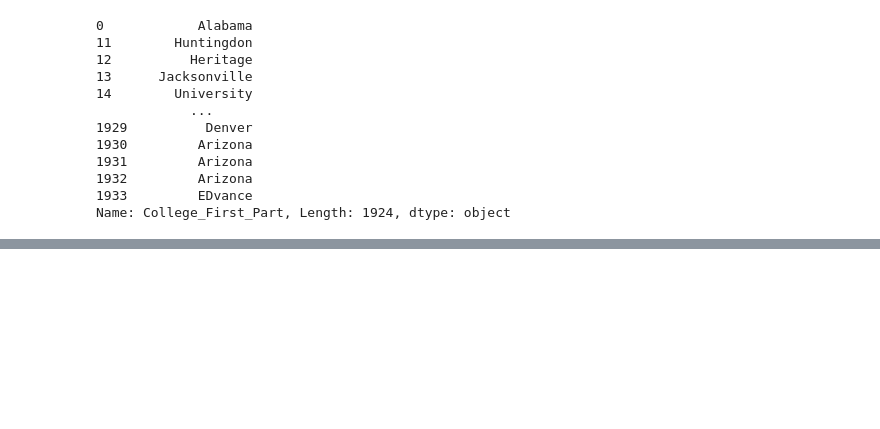
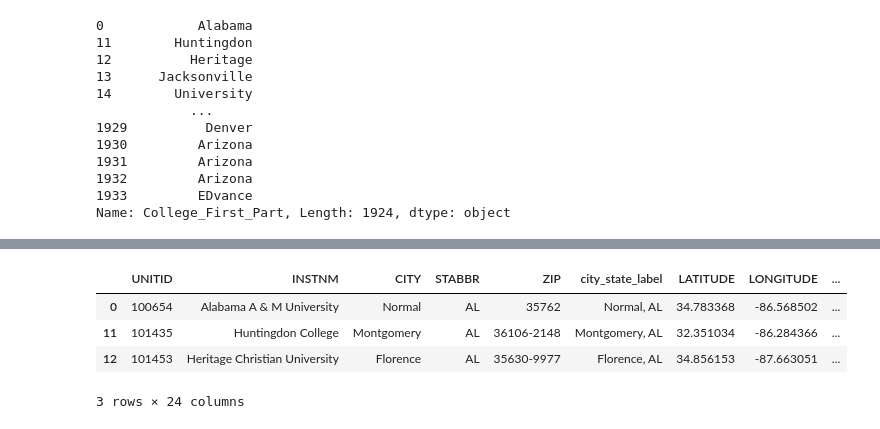
Before and after one commit to aranya-code/py-data-sandbox, a Jupyter notebook: pandas_scratchpad.ipynb, the cells around one changed output, grey strips where cells are left out. Drawn from its saved outputs; the diff is of its cells as text; code cells hidden in the pictures; blank space fills up the shorter version.

```diff
--- a/pandas_scratchpad.ipynb
+++ b/pandas_scratchpad.ipynb
@@ -291,0 +391,11 @@ Name: College_First_Part, Length: 1924, dtype: object
+# %%
+# Using cumilative sum
+data['cumilative_region_order'] = data['region_order'].cumsum()
+# %%
+data.head(3)
+# %% [output]
+|  | UNITID | INSTNM | CITY | STABBR | ZIP | city_state_label | LATITUDE | LONGITUDE | ... |
+| 0 | 100654 | Alabama A & M University | Normal | AL | 35762 | Normal, AL | 34.783368 | -86.568502 | ... |
+| 11 | 101435 | Huntingdon College | Montgomery | AL | 36106-2148 | Montgomery, AL | 32.351034 | -86.284366 | ... |
+| 12 | 101453 | Heritage Christian University | Florence | AL | 35630-9977 | Florence, AL | 34.856153 | -87.663051 | ... |
+3 rows × 24 columns
```
Also changed, not shown: parts of 10 cells of this notebook.
